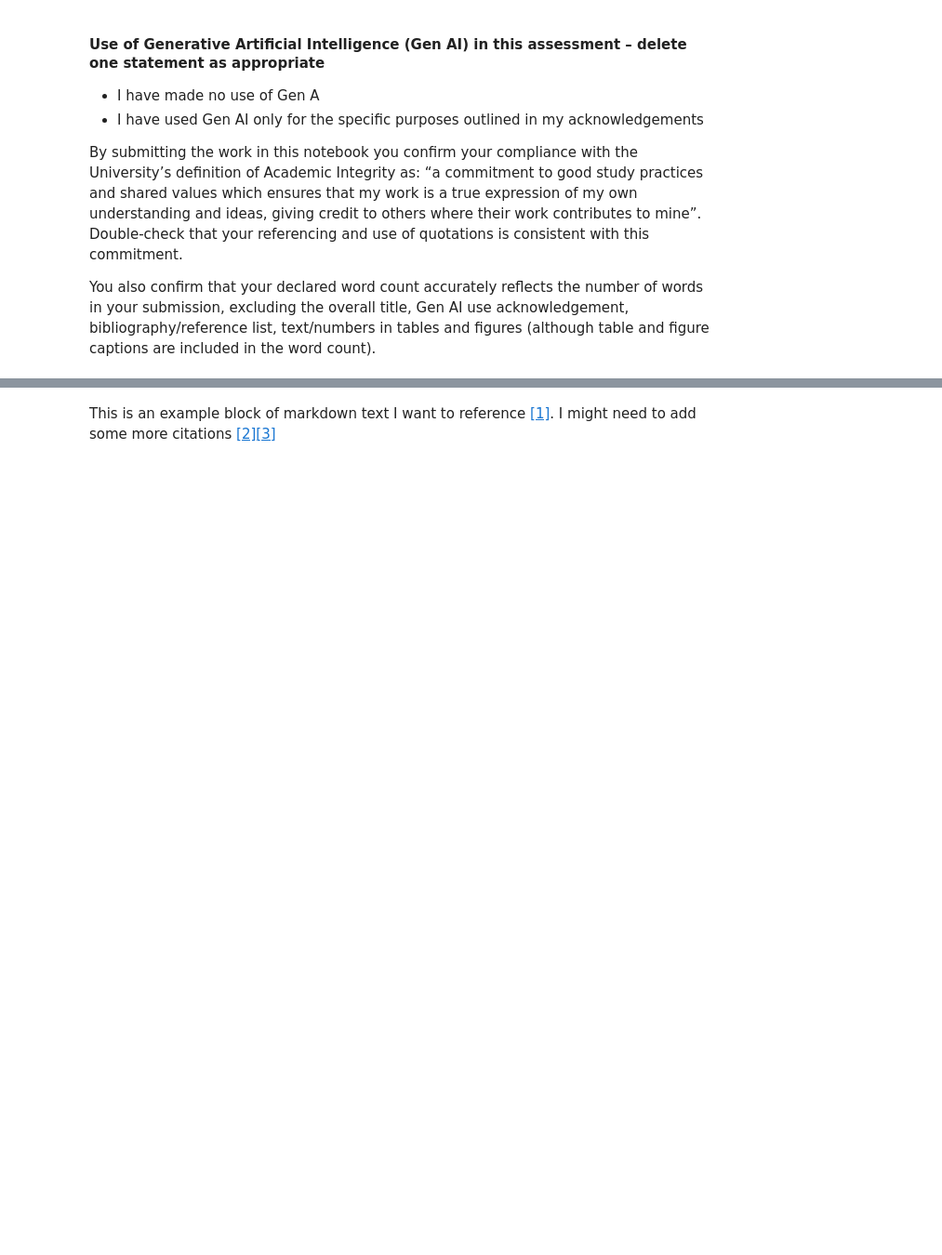
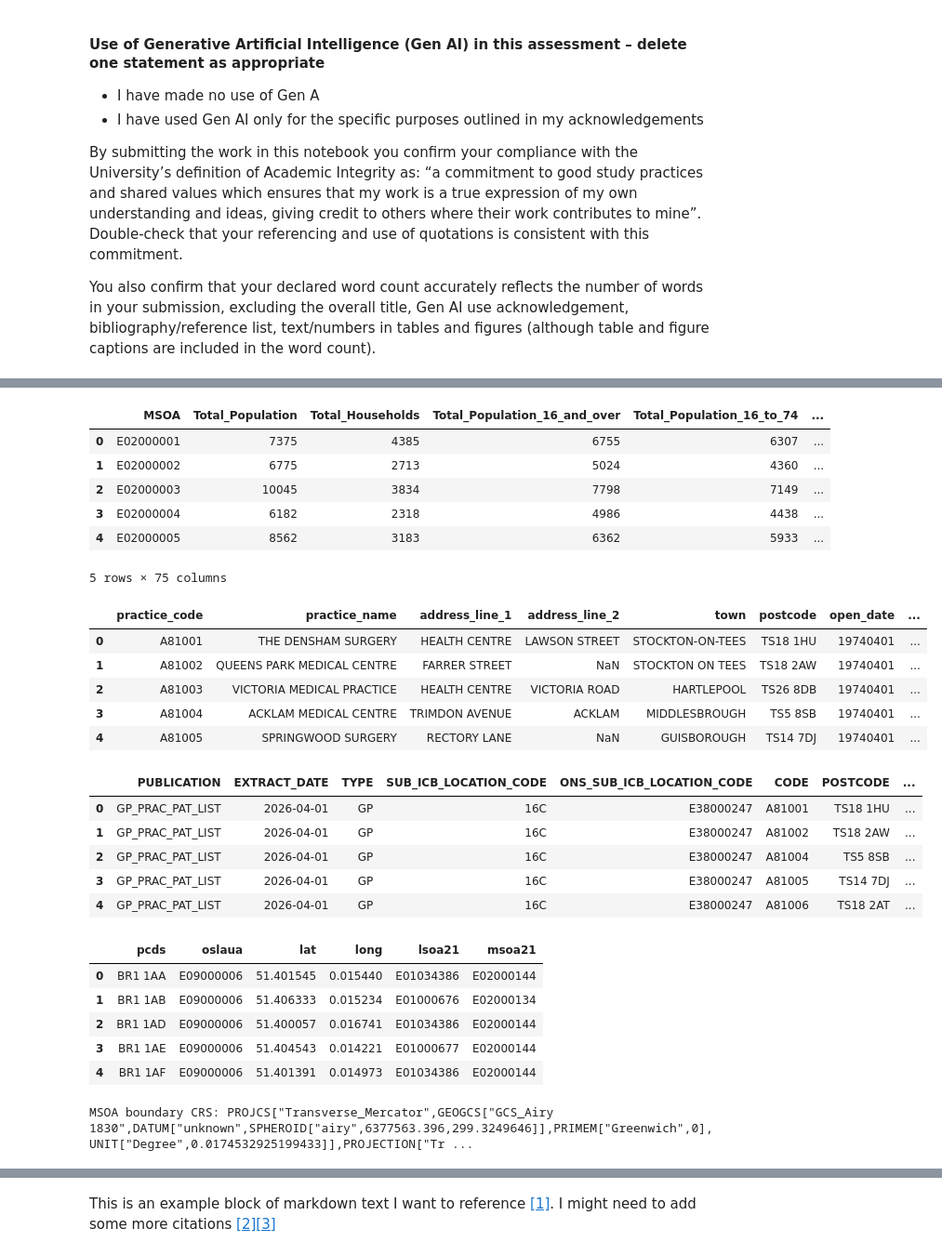
Before and after one commit to shuc9663-source/GEOG5990_Assignment2_201929754, a Jupyter notebook: GEOG5990M_Final_Project.ipynb, the cells around one changed output, grey strips where cells are left out. Shown at 93% size. Saved outputs shown, nothing was run; the diff lists cells and outputs as text; code cells hidden in the pictures; blank space fills up the shorter version.

```diff
--- a/GEOG5990M_Final_Project.ipynb
+++ b/GEOG5990M_Final_Project.ipynb
@@ -37,0 +90,15 @@ warnings.filterwarnings("ignore")
+# %%
+# Inspect the datasets
+# Display the first five rows of the MSOA boundary dataset
+display(msoa_boundaries.head())
+# Display the first five rows of the Census dataset
+display(census.head())
+# Display the first five rows of the GP practice reference dataset
+display(gp_practices.head())
+# Display the first five rows of the registered patients dataset
+display(gp_patients.head())
+# Display the first five rows of the London postcode lookup dataset
+display(onspd_london.head())
+# Check the coordinate reference system of the MSOA boundary dataset
+print("MSOA boundary CRS:", msoa_boundaries.crs)
+# %% [output]
@@ -37,0 +111,26 @@ warnings.filterwarnings("ignore")
+|  | MSOA | Total_Population | Total_Households | Total_Population_16_and_over | Total_Population_16_to_74 | ... |
+| 0 | E02000001 | 7375 | 4385 | 6755 | 6307 | ... |
+| 1 | E02000002 | 6775 | 2713 | 5024 | 4360 | ... |
+| 2 | E02000003 | 10045 | 3834 | 7798 | 7149 | ... |
+| 3 | E02000004 | 6182 | 2318 | 4986 | 4438 | ... |
+| 4 | E02000005 | 8562 | 3183 | 6362 | 5933 | ... |
+5 rows × 75 columns
+|  | practice_code | practice_name | address_line_1 | address_line_2 | town | postcode | open_date | ... |
+| 0 | A81001 | THE DENSHAM SURGERY | HEALTH CENTRE | LAWSON STREET | STOCKTON-ON-TEES | TS18 1HU | 19740401 | ... |
+| 1 | A81002 | QUEENS PARK MEDICAL CENTRE | FARRER STREET | NaN | STOCKTON ON TEES | TS18 2AW | 19740401 | ... |
+| 2 | A81003 | VICTORIA MEDICAL PRACTICE | HEALTH CENTRE | VICTORIA ROAD | HARTLEPOOL | TS26 8DB | 19740401 | ... |
+| 3 | A81004 | ACKLAM MEDICAL CENTRE | TRIMDON AVENUE | ACKLAM | MIDDLESBROUGH | TS5 8SB | 19740401 | ... |
+| 4 | A81005 | SPRINGWOOD SURGERY | RECTORY LANE | NaN | GUISBOROUGH | TS14 7DJ | 19740401 | ... |
+|  | PUBLICATION | EXTRACT_DATE | TYPE | SUB_ICB_LOCATION_CODE | ONS_SUB_ICB_LOCATION_CODE | CODE | POSTCODE | ... |
+| 0 | GP_PRAC_PAT_LIST | 2026-04-01 | GP | 16C | E38000247 | A81001 | TS18 1HU | ... |
+| 1 | GP_PRAC_PAT_LIST | 2026-04-01 | GP | 16C | E38000247 | A81002 | TS18 2AW | ... |
+| 2 | GP_PRAC_PAT_LIST | 2026-04-01 | GP | 16C | E38000247 | A81004 | TS5 8SB | ... |
+| 3 | GP_PRAC_PAT_LIST | 2026-04-01 | GP | 16C | E38000247 | A81005 | TS14 7DJ | ... |
+| 4 | GP_PRAC_PAT_LIST | 2026-04-01 | GP | 16C | E38000247 | A81006 | TS18 2AT | ... |
+|  | pcds | oslaua | lat | long | lsoa21 | msoa21 |
+| 0 | BR1 1AA | E09000006 | 51.401545 | 0.015440 | E01034386 | E02000144 |
+| 1 | BR1 1AB | E09000006 | 51.406333 | 0.015234 | E01000676 | E02000134 |
+| 2 | BR1 1AD | E09000006 | 51.400057 | 0.016741 | E01034386 | E02000144 |
+| 3 | BR1 1AE | E09000006 | 51.404543 | 0.014221 | E01000677 | E02000144 |
+| 4 | BR1 1AF | E09000006 | 51.401391 | 0.014973 | E01034386 | E02000144 |
+MSOA boundary CRS: PROJCS["Transverse_Mercator",GEOGCS["GCS_Airy 1830",DATUM["unknown",SPHEROID["airy",6377563.396,299.3249646]],PRIMEM["Greenwich",0],UNIT["Degree",0.0174532925199433]],PROJECTION["Tr ...
```
Also changed, not shown: parts of 6 cells of this notebook.
